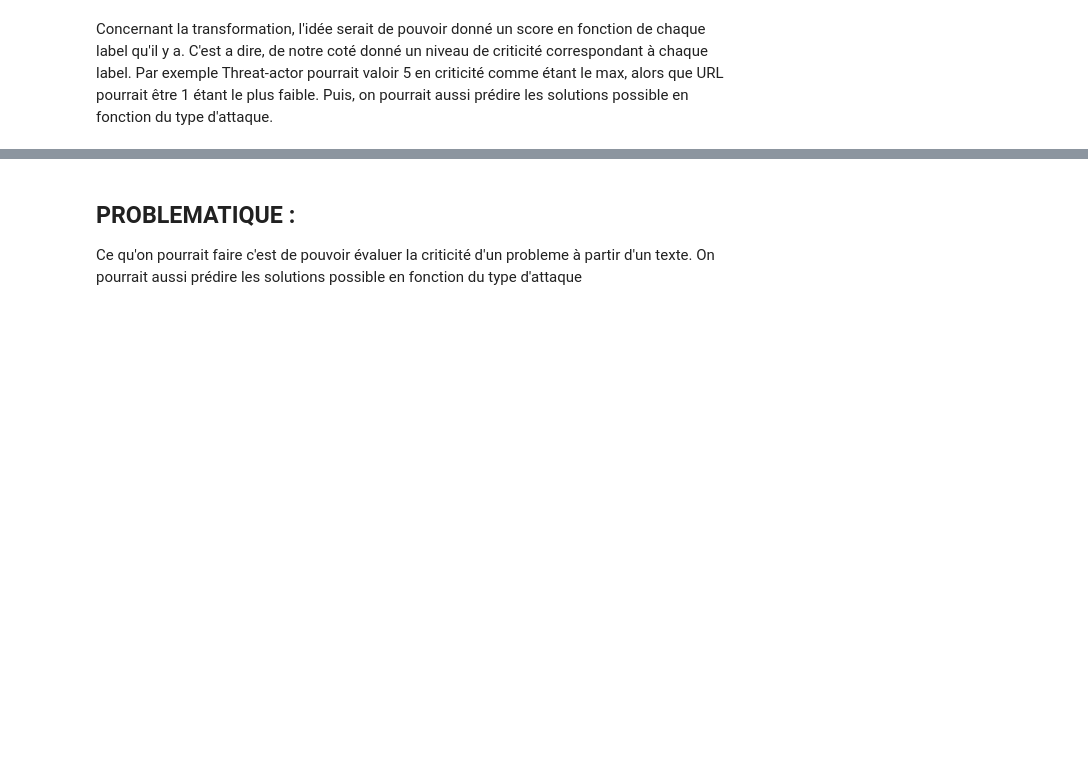
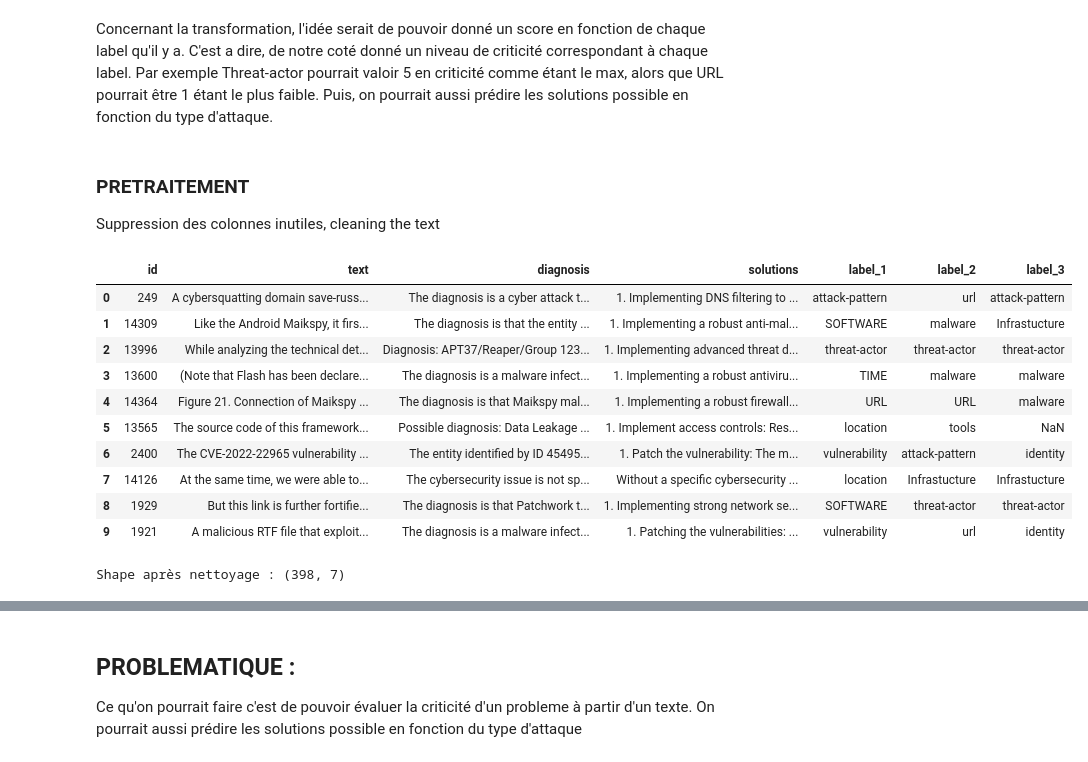
Before and after one commit to Mimacodz/ML-Cyber-Threat-Detection, a Jupyter notebook: Cyber-threat-analysis.ipynb, the cells around one changed output, grey strips where cells are left out. Cells and saved outputs as stored; diff of their text form; code cells hidden in the pictures; blank space fills up the shorter version.

Commit message:
Ajout du nettoyage du dataset

```diff
--- a/Cyber-threat-analysis.ipynb
+++ b/Cyber-threat-analysis.ipynb
@@ -142,3 +142,32 @@ df.head(10)
 | 9 | 1921 | A malicious RTF file that exploit... | [{'from_id': 47045, 'id': 291, 't... | The diagnosis is a malware infect... | 1. Patching the vulnerabilities: ... | 47039 | vulnerability | 40 | 53 | ... |
 # %% [markdown]
 Concernant la transformation, l'idée serait de pouvoir donné un score en fonction de chaque label qu'il y a. C'est a dire, de notre coté donné un niveau de criticité correspondant à chaque label. Par exemple Threat-actor pourrait valoir 5 en criticité comme étant le max, alors que URL pourrait être 1 étant le plus faible. Puis, on pourrait aussi prédire les solutions possible en fonction du type d'attaque.
+# %% [markdown]
+### **PRETRAITEMENT**
+
+Suppression des colonnes inutiles, cleaning the text
+# %%
+cols_to_keep = [
+    "id",
+    "text",
+    "diagnosis",
+    "solutions",
+    "label_1",
+    "label_2",
+    "label_3",
+]
+
+df = df[cols_to_keep]
+df.head(10)
+# %% [output]
+|  | id | text | diagnosis | solutions | label_1 | label_2 | label_3 |
+| 0 | 249 | A cybersquatting domain save-russ... | The diagnosis is a cyber attack t... | 1. Implementing DNS filtering to ... | attack-pattern | url | attack-pattern |
+| 1 | 14309 | Like the Android Maikspy, it firs... | The diagnosis is that the entity ... | 1. Implementing a robust anti-mal... | SOFTWARE | malware | Infrastucture |
+| 2 | 13996 | While analyzing the technical det... | Diagnosis: APT37/Reaper/Group 123... | 1. Implementing advanced threat d... | threat-actor | threat-actor | threat-actor |
+| 3 | 13600 | (Note that Flash has been declare... | The diagnosis is a malware infect... | 1. Implementing a robust antiviru... | TIME | malware | malware |
+| 4 | 14364 | Figure 21. Connection of Maikspy ... | The diagnosis is that Maikspy mal... | 1. Implementing a robust firewall... | URL | URL | malware |
+| 5 | 13565 | The source code of this framework... | Possible diagnosis: Data Leakage ... | 1. Implement access controls: Res... | location | tools | NaN |
+| 6 | 2400 | The CVE-2022-22965 vulnerability ... | The entity identified by ID 45495... | 1. Patch the vulnerability: The m... | vulnerability | attack-pattern | identity |
+| 7 | 14126 | At the same time, we were able to... | The cybersecurity issue is not sp... | Without a specific cybersecurity ... | location | Infrastucture | Infrastucture |
+| 8 | 1929 | But this link is further fortifie... | The diagnosis is that Patchwork t... | 1. Implementing strong network se... | SOFTWARE | threat-actor | threat-actor |
+| 9 | 1921 | A malicious RTF file that exploit... | The diagnosis is a malware infect... | 1. Patching the vulnerabilities: ... | vulnerability | url | identity |
@@ -144,0 +200,7 @@ Concernant la transformation, l'idée serait de pouvoir donné un score en fonct
+# %%
+# 5. Supprimer les doublons éventuels texte + label_1
+df = df.drop_duplicates(subset=["text", "label_1"])
+
+print("Shape après nettoyage :", df.shape)
+# %% [output]
+Shape après nettoyage : (398, 7)
```
Also changed, not shown: parts of 4 cells of this notebook, 1 other file.
